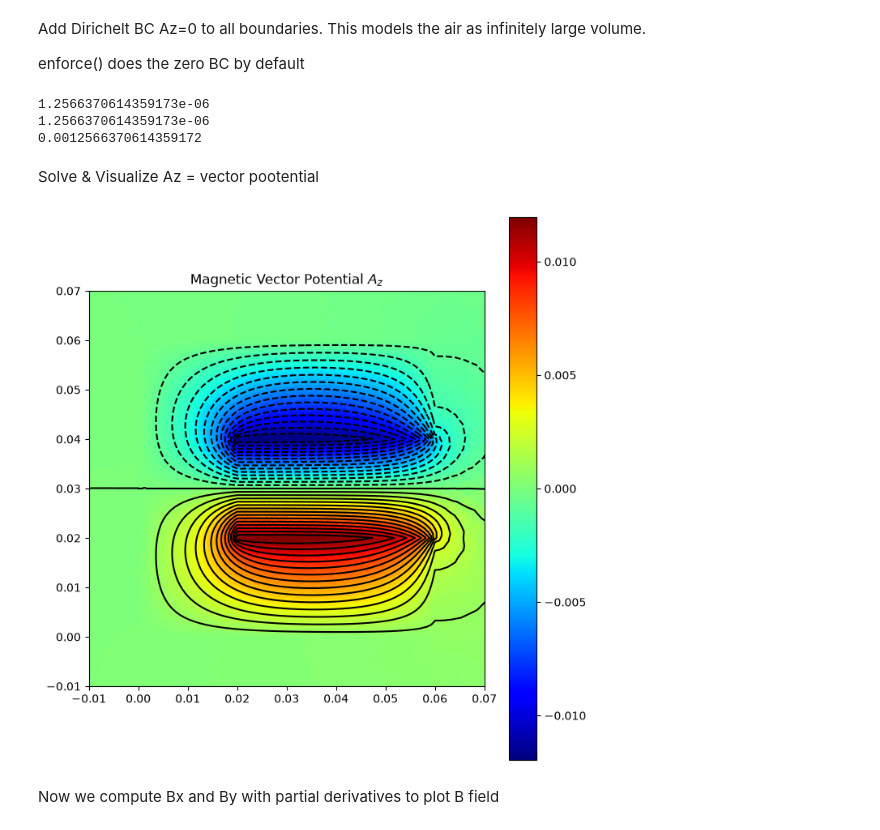
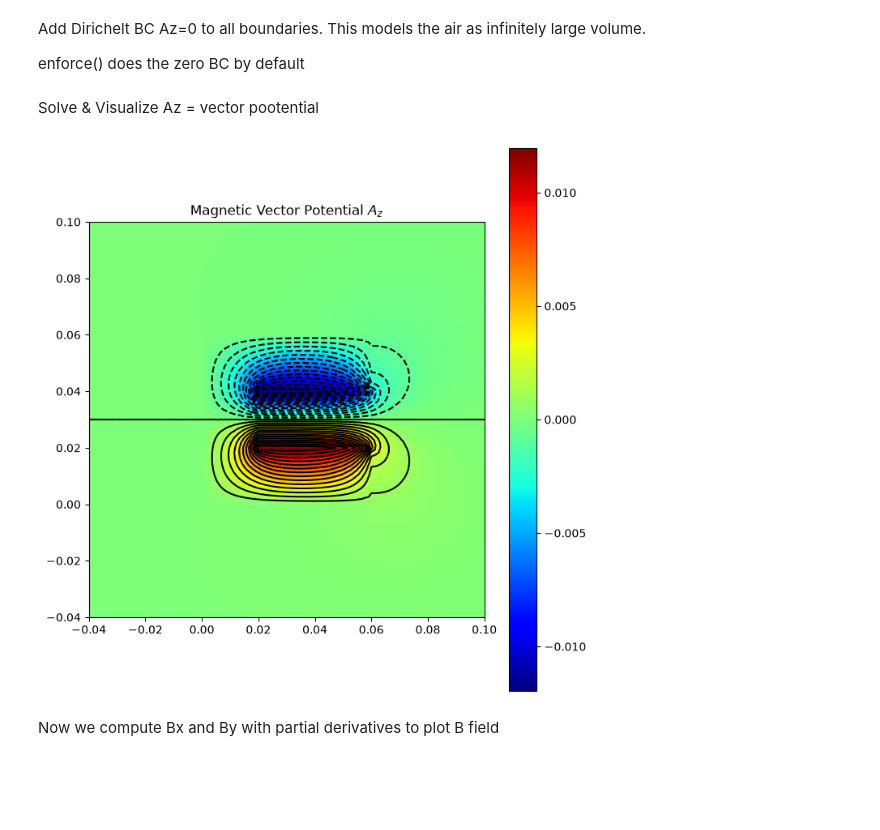
Before and after one commit to VerttiAalto100/computational-electromagnetics, a Jupyter notebook: ex3-permanent-magnet-and-iron-core/magnet_and_iron_core.ipynb, the cells around one changed output. Drawn from its saved outputs; the diff is of its cells as text; code cells hidden in the pictures; blank space fills up the shorter version.

```diff
--- a/ex3-permanent-magnet-and-iron-core/magnet_and_iron_core.ipynb
+++ b/ex3-permanent-magnet-and-iron-core/magnet_and_iron_core.ipynb
@@ -8,8 +8,13 @@ import numpy as np
 
 from skfem.io.meshio import from_meshio
 
+# Add repository root to Python path. Helps to find files and modules
+from pathlib import Path
+import sys
+sys.path.insert(0, str(Path.cwd().parent))
 
-m = meshio.read("../meshes/pm-in-core/c_core_pm.msh")
+
+m = meshio.read("mesh/mesh_ex3.msh")
 
 mesh = from_meshio(m)
 
@@ -33,13 +37,10 @@ e = ElementTriP1()
 basis = Basis(mesh, e)
 basis_core = basis.with_elements(mesh.subdomains["core"])
 basis_air = basis.with_elements(mesh.subdomains["air"])
-basis_pm_N = basis.with_elements(mesh.subdomains["magnet_N"])
-basis_pm_S = basis.with_elements(mesh.subdomains["magnet_S"])
-
+basis_magnet = basis.with_elements(mesh.subdomains["magnet"])
 
 print(basis_core)
 print(basis_air)
-print(basis_pm_N)
-print(basis_pm_S)
+print(basis_magnet)
 # %% [output]
 <skfem CellBasis(MeshTri1, ElementTriP1) object>
@@ -61,7 +58,6 @@ print(basis_pm_S)
 # %% [markdown]
 Bilinear and linear forms, from weak formulation
 # %%
-
 # w.mu little coonfusing but it just wraps the permeability to some variable w
 
 @BilinearForm
@@ -90,8 +86,7 @@ mu_pm = mu0
 mu_iron = 1000 * mu0
 
 S_mat = laplace.assemble(basis_air, mu=mu_air)
-S_mat += laplace.assemble(basis_pm_N, mu=mu_air)
-S_mat += laplace.assemble(basis_pm_S, mu=mu_air)
+S_mat += laplace.assemble(basis_magnet, mu=mu_air)
 S_mat += laplace.assemble(basis_core, mu=mu_iron)
 
 # Remanent flux.
@@ -101,82 +96,59 @@ Bry = 0
 # Magnetization vector [-1, 0] , so  -Bx direction
 
 b = magnet_rhs.assemble(
-    basis_pm_N,
+    basis_magnet,
     Brx=-Brx,
     Bry=Bry,
     nu=1/mu_pm
 )
-
-b += magnet_rhs.assemble(
-    basis_pm_S,
-    Brx=-Brx,
-    Bry=Bry,
-    nu=1/mu_pm
-)
 # %% [markdown]
 Add Dirichelt BC Az=0 to all boundaries. This models the air as infinitely large volume.
 
 enforce() does the zero BC by default
 # %%
 S_mat, b = enforce(S_mat, b, D=mesh.boundary_nodes())
-
-print(mu_pm)
-print(mu_air)
-print(mu_iron)
-# %% [output]
-1.2566370614359173e-06
-1.2566370614359173e-06
-0.0012566370614359172
 # %% [markdown]
 Solve & Visualize Az = vector pootential
 # %%
 A_z = solve(S_mat, b)
 
-cm = 1.0 / 100.0
-w = 6 * cm
-h = w
-margin = 1.0 * cm
+
 
 import matplotlib.pyplot as plt
 from skfem.visuals.matplotlib import plot
 
-
-cm = 1.0 / 100.0
-w = 6 * cm
-h = w
-margin = 1.0 * cm
 
 fig, ax = plt.subplots(figsize=(7,7))
 
 plot(
     mesh,
     A_z,
     shading="gouraud",
     colorbar=True,
     ax=ax,
 )
 
 plot(
     mesh,
     A_z,
     ax=ax,
     levels=30,
     color="black",
     linewidths=0.4,
 )
 
-ax.set_xlim(-margin,w+margin)
-ax.set_ylim(-margin,h+margin)
+ax.set_xlim(-0.04,0.1)
+ax.set_ylim(-0.04,0.1)
 
 ax.set_aspect("equal")
 ax.set_title(r"Magnetic Vector Potential $A_z$")
 
 plt.tight_layout()
 #from skfem.visuals.matplotlib import draw
 
 #draw(mesh, ax=ax)
 # %% [output]
-[figure, old version]
+[figure, new version]
 # %% [markdown]
 Now we compute Bx and By with partial derivatives to plot B field
 # %%
```
Also changed, not shown: parts of 15 cells of this notebook.
